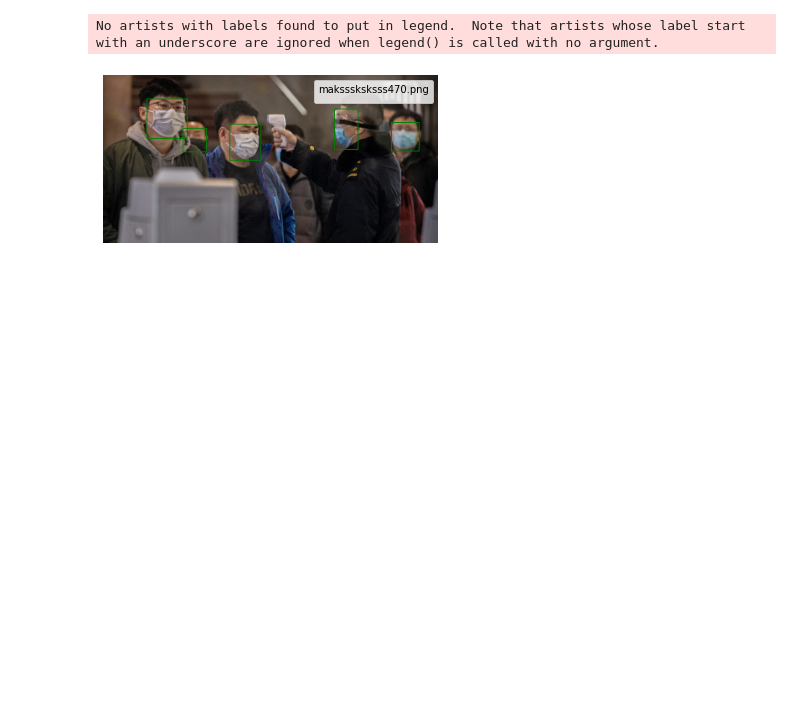
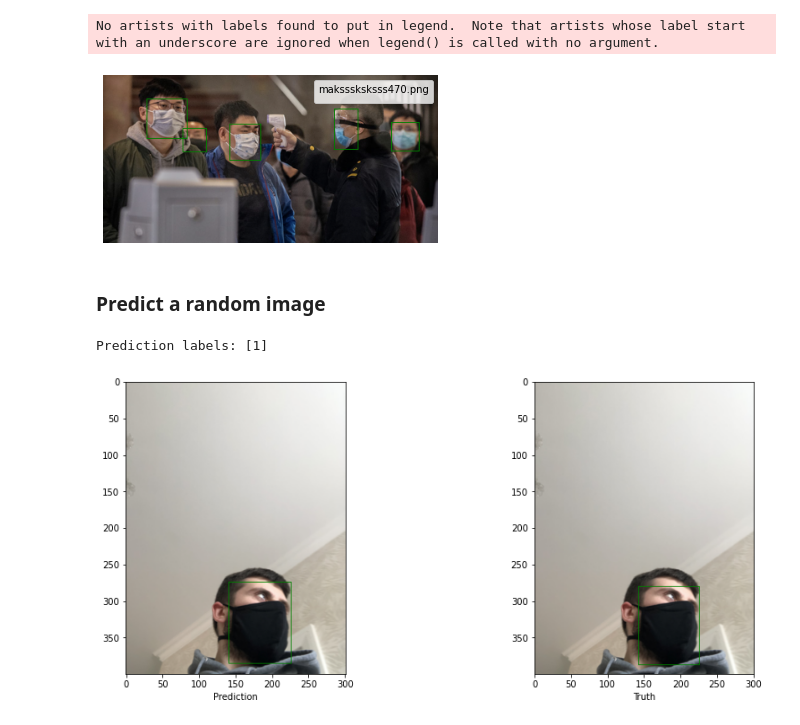
Before and after one commit to oliversabler/face-mask-detection, a Jupyter notebook: lab.ipynb, the cells around one changed output. Drawn from its saved outputs; the diff is of its cells as text; code cells hidden in the pictures; blank space fills up the shorter version.

Commit message:
Fix prediction logic and move to lab notebook

```diff
--- a/lab.ipynb
+++ b/lab.ipynb
@@ -10,3 +10,14 @@ visualize_random_image()
 # %% [output]
 No artists with labels found to put in legend.  Note that artists whose label start with an underscore are ignored when legend() is called with no argument.
 [figure]
+# %% [markdown]
+### Predict a random image
+# %%
+from prediction import predict_random_image
+
+predict_random_image(
+    model_path="./models/model_2022-04-15 11 34 02.128306.pth", num_preds=1
+)
+# %% [output]
+Prediction labels: [1]
+[figure, added]
```
Also changed, not shown: parts of 2 cells of this notebook, 3 other files.
